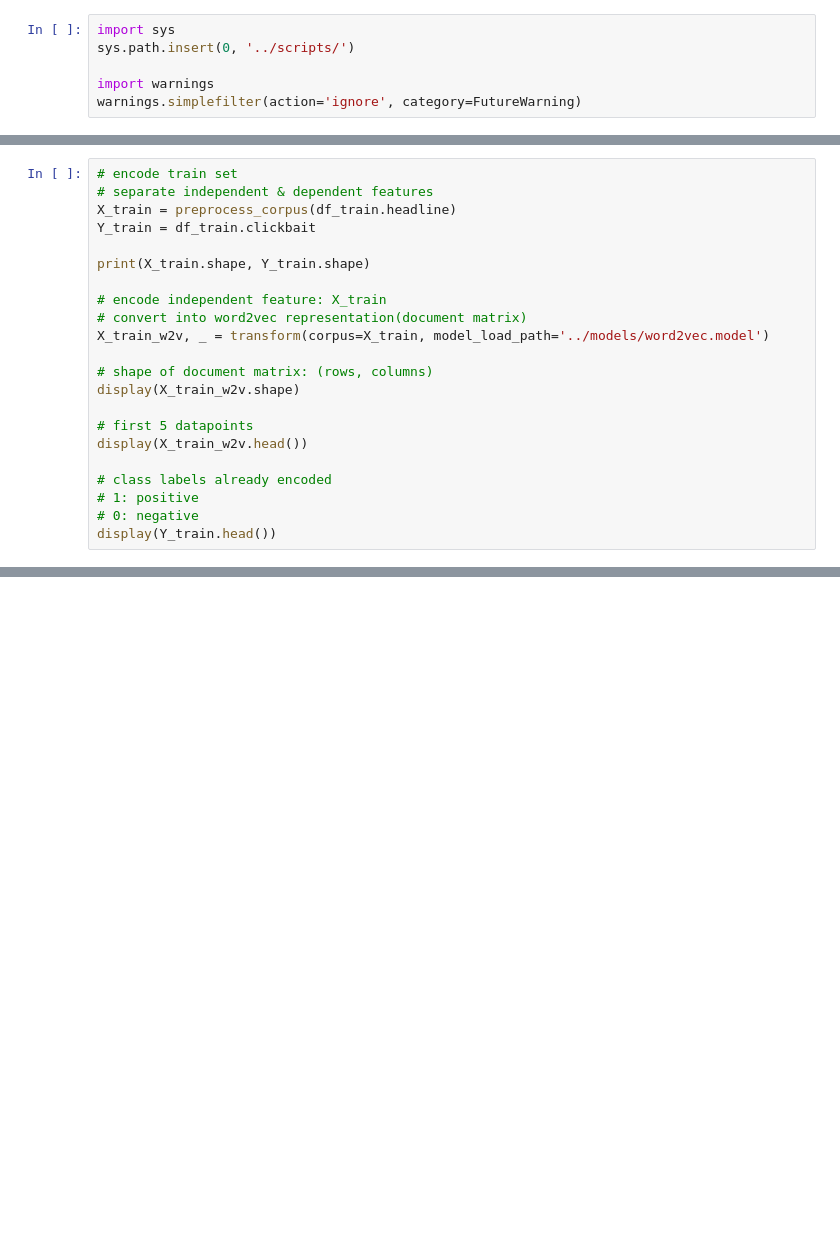
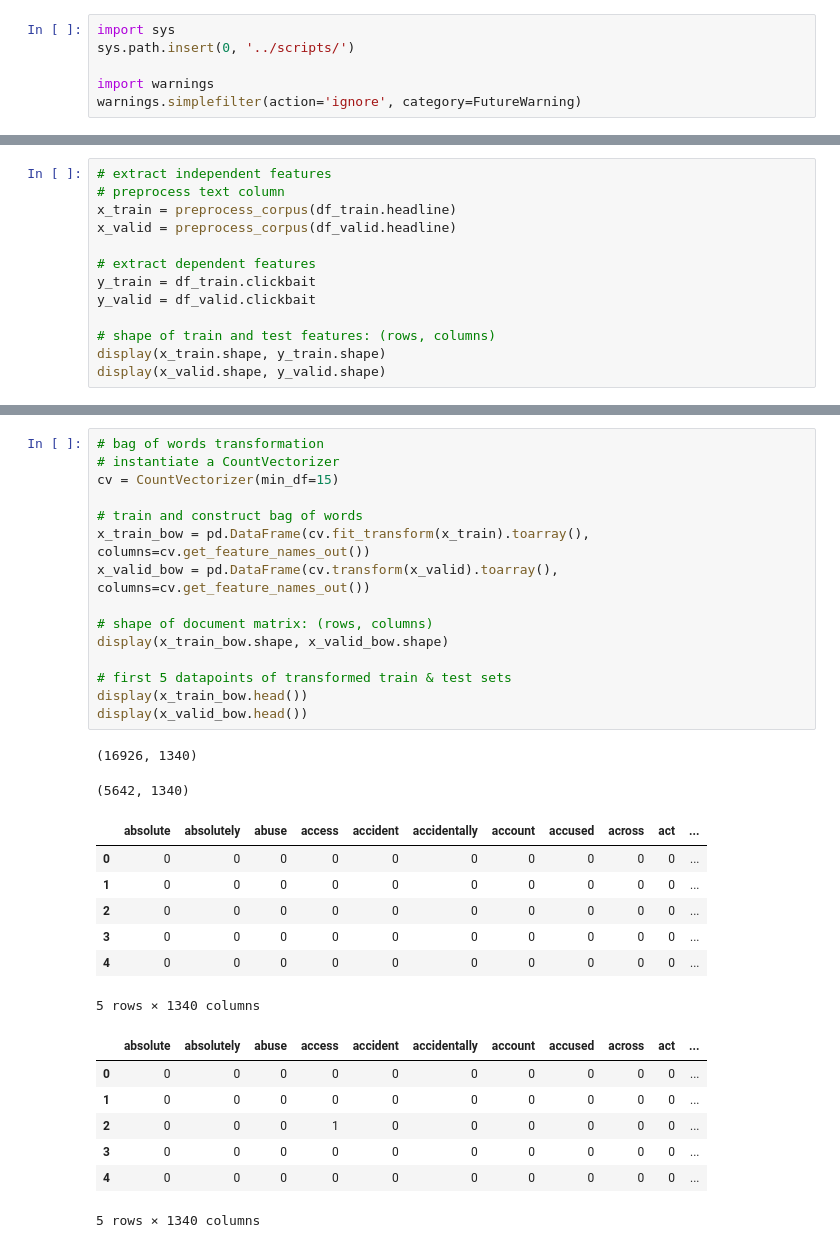
Before and after one commit to leoAshu/headline-classification, a Jupyter notebook: notebooks/model_selection.ipynb, the cells around one changed output, grey strips where cells are left out. Saved outputs shown, nothing was run; the diff lists cells and outputs as text; blank space fills up the shorter version.

Commit message:
updates model selection notebook to train and test models on bag of words embedding

```diff
--- a/notebooks/model_selection.ipynb
+++ b/notebooks/model_selection.ipynb
@@ -57,23 +42,14 @@ Name: clickbait, dtype: int64
 # %%
-# encode train set
-# separate independent & dependent features
-X_train = preprocess_corpus(df_train.headline)
-Y_train = df_train.clickbait
+# extract independent features
+# preprocess text column
+x_train = preprocess_corpus(df_train.headline)
+x_valid = preprocess_corpus(df_valid.headline)
 
-print(X_train.shape, Y_train.shape)
+# extract dependent features
+y_train = df_train.clickbait
+y_valid = df_valid.clickbait
 
-# encode independent feature: X_train
-# convert into word2vec representation(document matrix)
-X_train_w2v, _ = transform(corpus=X_train, model_load_path='../models/word2vec.model')
-
-# shape of document matrix: (rows, columns)
-display(X_train_w2v.shape)
-
-# first 5 datapoints
-display(X_train_w2v.head())
-
-# class labels already encoded
-# 1: positive
-# 0: negative
-display(Y_train.head())
+# shape of train and test features: (rows, columns)
+display(x_train.shape, y_train.shape)
+display(x_valid.shape, y_valid.shape)
 # %% [output]
@@ -228,0 +60,32 @@ training completed: 45.21 seconds
+# %%
+# bag of words transformation
+# instantiate a CountVectorizer
+cv = CountVectorizer(min_df=15)
+
+# train and construct bag of words
+x_train_bow = pd.DataFrame(cv.fit_transform(x_train).toarray(), columns=cv.get_feature_names_out())
+x_valid_bow = pd.DataFrame(cv.transform(x_valid).toarray(), columns=cv.get_feature_names_out())
+
+# shape of document matrix: (rows, columns)
+display(x_train_bow.shape, x_valid_bow.shape)
+
+# first 5 datapoints of transformed train & test sets
+display(x_train_bow.head())
+display(x_valid_bow.head())
+# %% [output]
+(16926, 1340)
+(5642, 1340)
+|  | absolute | absolutely | abuse | access | accident | accidentally | account | accused | across | act | ... |
+| 0 | 0 | 0 | 0 | 0 | 0 | 0 | 0 | 0 | 0 | 0 | ... |
+| 1 | 0 | 0 | 0 | 0 | 0 | 0 | 0 | 0 | 0 | 0 | ... |
+| 2 | 0 | 0 | 0 | 0 | 0 | 0 | 0 | 0 | 0 | 0 | ... |
+| 3 | 0 | 0 | 0 | 0 | 0 | 0 | 0 | 0 | 0 | 0 | ... |
+| 4 | 0 | 0 | 0 | 0 | 0 | 0 | 0 | 0 | 0 | 0 | ... |
+5 rows × 1340 columns
+|  | absolute | absolutely | abuse | access | accident | accidentally | account | accused | across | act | ... |
+| 0 | 0 | 0 | 0 | 0 | 0 | 0 | 0 | 0 | 0 | 0 | ... |
+| 1 | 0 | 0 | 0 | 0 | 0 | 0 | 0 | 0 | 0 | 0 | ... |
+| 2 | 0 | 0 | 0 | 1 | 0 | 0 | 0 | 0 | 0 | 0 | ... |
+| 3 | 0 | 0 | 0 | 0 | 0 | 0 | 0 | 0 | 0 | 0 | ... |
+| 4 | 0 | 0 | 0 | 0 | 0 | 0 | 0 | 0 | 0 | 0 | ... |
+5 rows × 1340 columns
```
Also changed, not shown: parts of 12 cells of this notebook.
